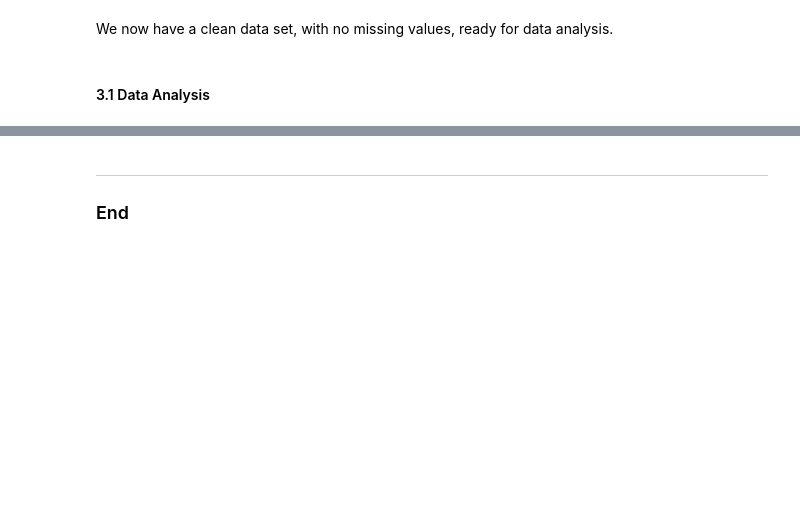
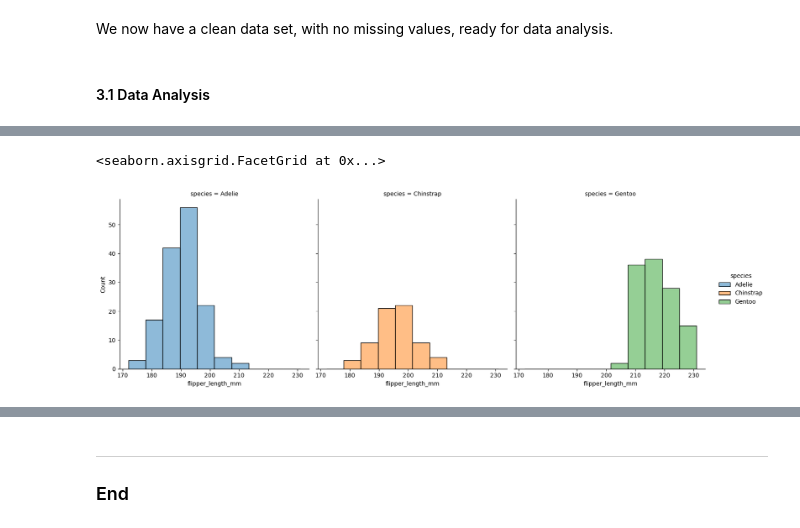
Before and after one commit to Laura6826/PofDA-mywork, a Jupyter notebook: penguins.ipynb, the cells around one changed output, grey strips where cells are left out. Cells and saved outputs as stored; diff of their text form; code cells hidden in the pictures; blank space fills up the shorter version.

```diff
--- a/penguins.ipynb
+++ b/penguins.ipynb
@@ -311 +331,6 @@ summary_gentoo
+# %%
+sns.displot(dfcleaned, x="flipper_length_mm", hue="species", col="species")
+# %% [output]
+<seaborn.axisgrid.FacetGrid at 0x...>
+[figure, added]
 # %%
```
Also changed, not shown: parts of 18 cells of this notebook.
